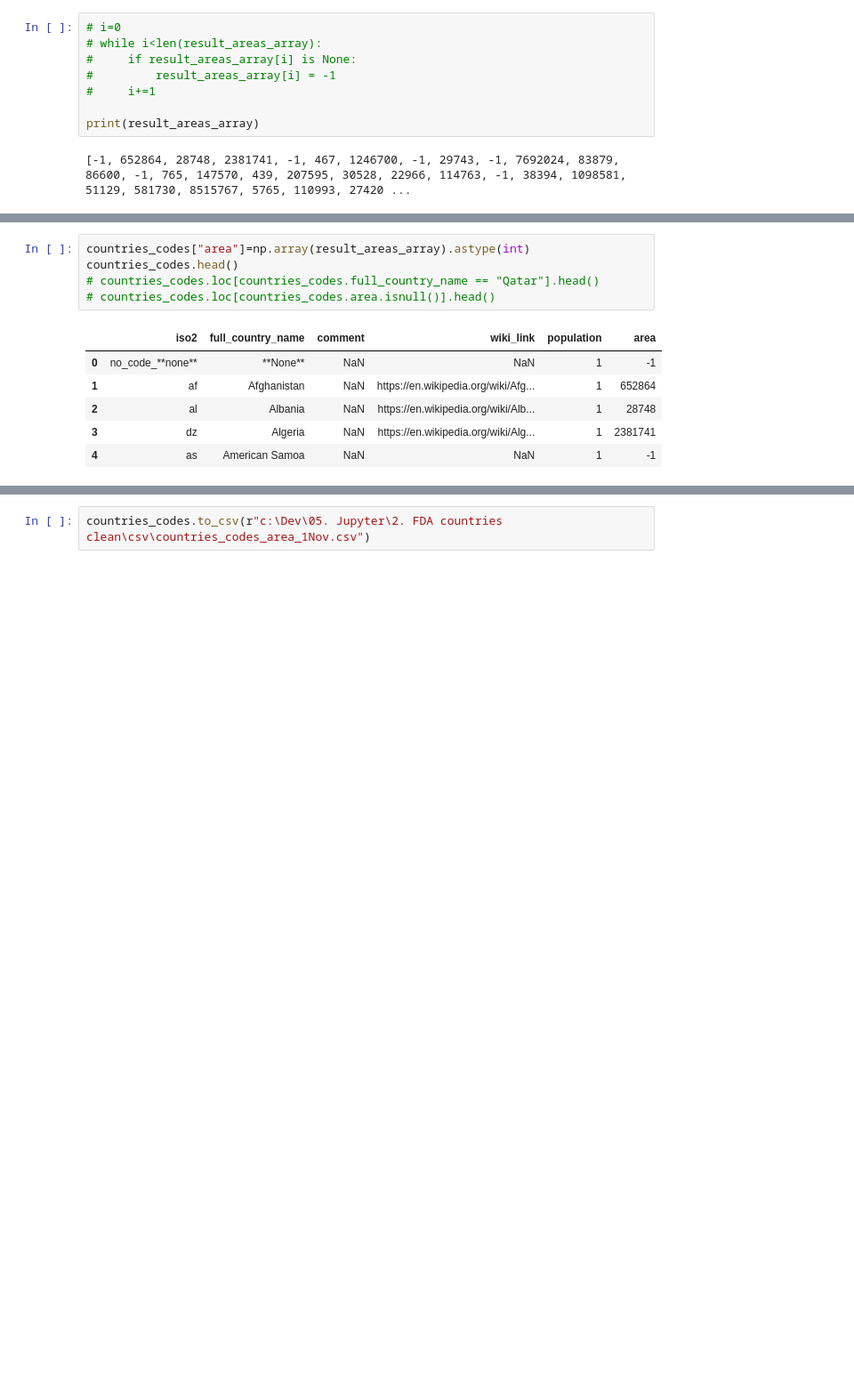
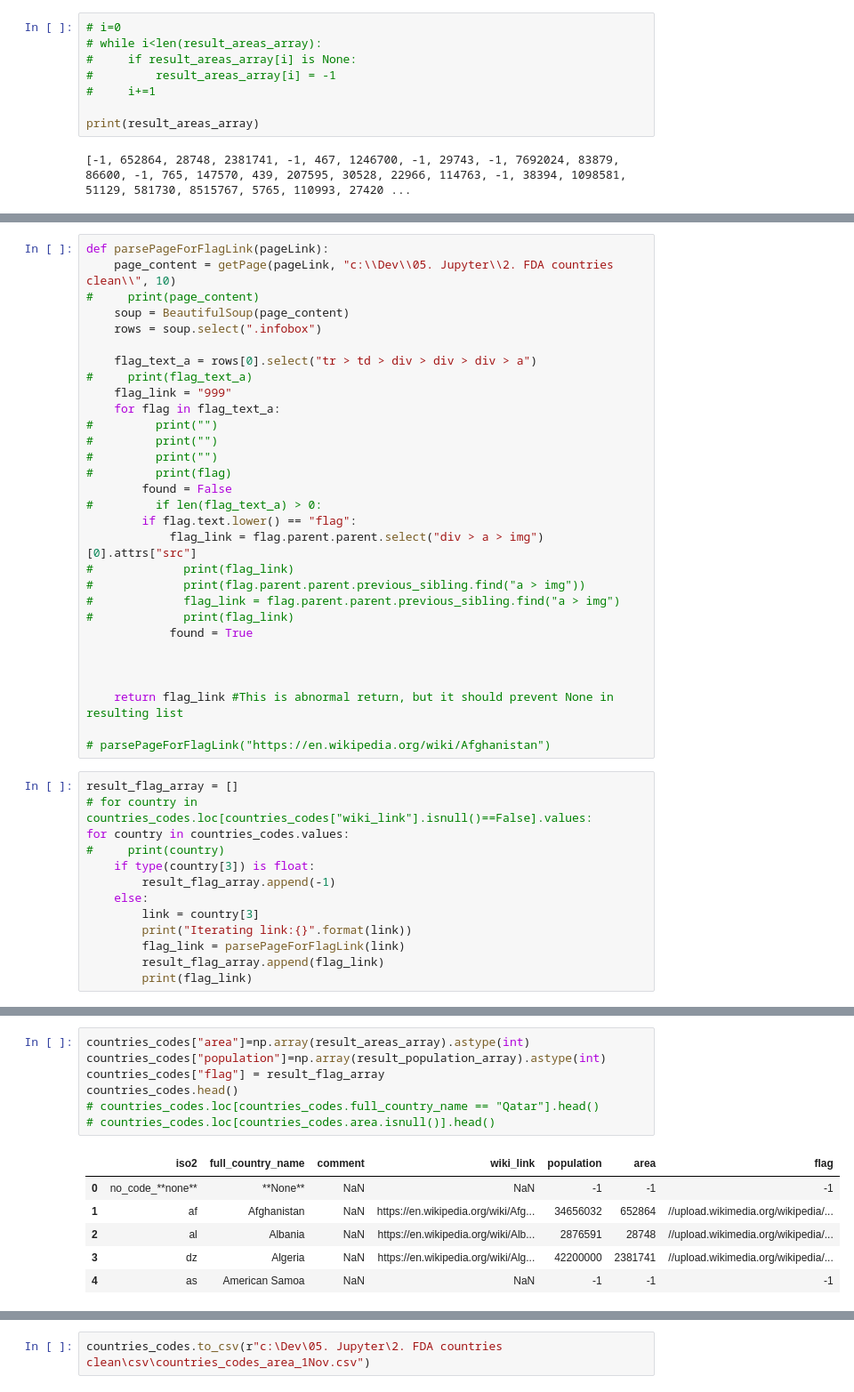
Before and after one commit to vaal12/FDA-clinical-studies-review, a Jupyter notebook: WikiParsing for Area and Population.ipynb, the cells around one changed output, grey strips where cells are left out. Shown at 89% size. Drawn from its saved outputs; the diff is of its cells as text; blank space fills up the shorter version.

Commit message:
1. Updated countries_trials_1Nov2018.json with flag 2. Update of country click with correct display of flag and missing Data 3. Some cleaning

```diff
--- a/WikiParsing for Area and Population.ipynb
+++ b/WikiParsing for Area and Population.ipynb
@@ -162,0 +233,43 @@ print(result_areas_array)
+# %%
+def parsePageForFlagLink(pageLink):
+    page_content = getPage(pageLink, "c:\\Dev\\05. Jupyter\\2. FDA countries clean\\", 10)
+#     print(page_content)
+    soup = BeautifulSoup(page_content)
+    rows = soup.select(".infobox")
+
+    flag_text_a = rows[0].select("tr > td > div > div > div > a")
+#     print(flag_text_a)
+    flag_link = "999"
+    for flag in flag_text_a:
+#         print("")
+#         print("")
+#         print("")
+#         print(flag)
+        found = False
+#         if len(flag_text_a) > 0:
+        if flag.text.lower() == "flag":
+            flag_link = flag.parent.parent.select("div > a > img")[0].attrs["src"]
+#             print(flag_link)
+#             print(flag.parent.parent.previous_sibling.find("a > img"))
+#             flag_link = flag.parent.parent.previous_sibling.find("a > img")
+#             print(flag_link)
+            found = True
+
+
+
+    return flag_link #This is abnormal return, but it should prevent None in resulting list
+
+# parsePageForFlagLink("https://en.wikipedia.org/wiki/Afghanistan")
+# %%
+result_flag_array = []
+# for country in countries_codes.loc[countries_codes["wiki_link"].isnull()==False].values:
+for country in countries_codes.values:
+#     print(country)
+    if type(country[3]) is float:
+        result_flag_array.append(-1)
+    else:
+        link = country[3]
+        print("Iterating link:{}".format(link))
+        flag_link = parsePageForFlagLink(link)
+        result_flag_array.append(flag_link)
+        print(flag_link)
@@ -163,12 +298,14 @@ print(result_areas_array)
 # %%
 countries_codes["area"]=np.array(result_areas_array).astype(int)
+countries_codes["population"]=np.array(result_population_array).astype(int)
+countries_codes["flag"] = result_flag_array
 countries_codes.head()
 # countries_codes.loc[countries_codes.full_country_name == "Qatar"].head()
 # countries_codes.loc[countries_codes.area.isnull()].head()
 # %% [output]
-|  | iso2 | full_country_name | comment | wiki_link | population | area |
-| 0 | no_code_**none** | **None** | NaN | NaN | 1 | -1 |
-| 1 | af | Afghanistan | NaN | https://en.wikipedia.org/wiki/Afg... | 1 | 652864 |
-| 2 | al | Albania | NaN | https://en.wikipedia.org/wiki/Alb... | 1 | 28748 |
-| 3 | dz | Algeria | NaN | https://en.wikipedia.org/wiki/Alg... | 1 | 2381741 |
-| 4 | as | American Samoa | NaN | NaN | 1 | -1 |
+|  | iso2 | full_country_name | comment | wiki_link | population | area | flag |
+| 0 | no_code_**none** | **None** | NaN | NaN | -1 | -1 | -1 |
+| 1 | af | Afghanistan | NaN | https://en.wikipedia.org/wiki/Afg... | 34656032 | 652864 | //upload.wikimedia.org/wikipedia/... |
+| 2 | al | Albania | NaN | https://en.wikipedia.org/wiki/Alb... | 2876591 | 28748 | //upload.wikimedia.org/wikipedia/... |
+| 3 | dz | Algeria | NaN | https://en.wikipedia.org/wiki/Alg... | 42200000 | 2381741 | //upload.wikimedia.org/wikipedia/... |
+| 4 | as | American Samoa | NaN | NaN | -1 | -1 | -1 |
```
Also changed, not shown: parts of 9 cells of this notebook, 7 other files.
